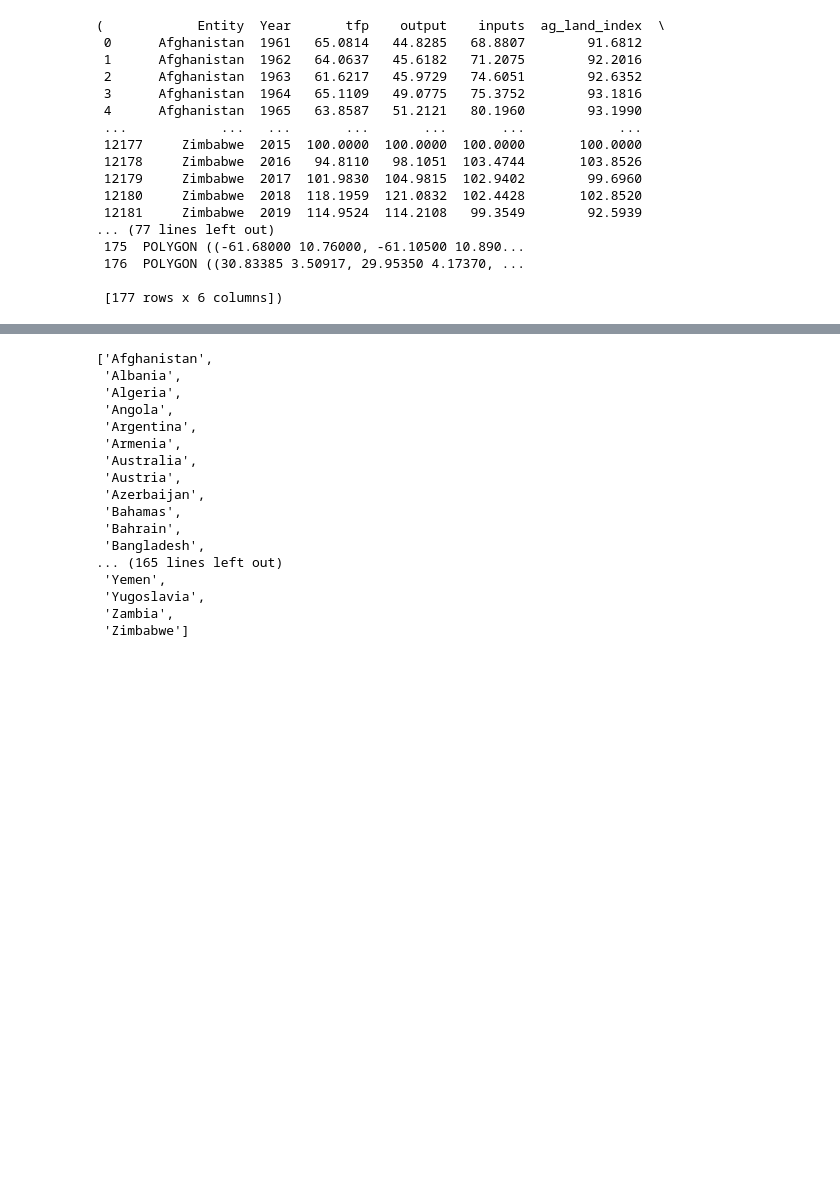
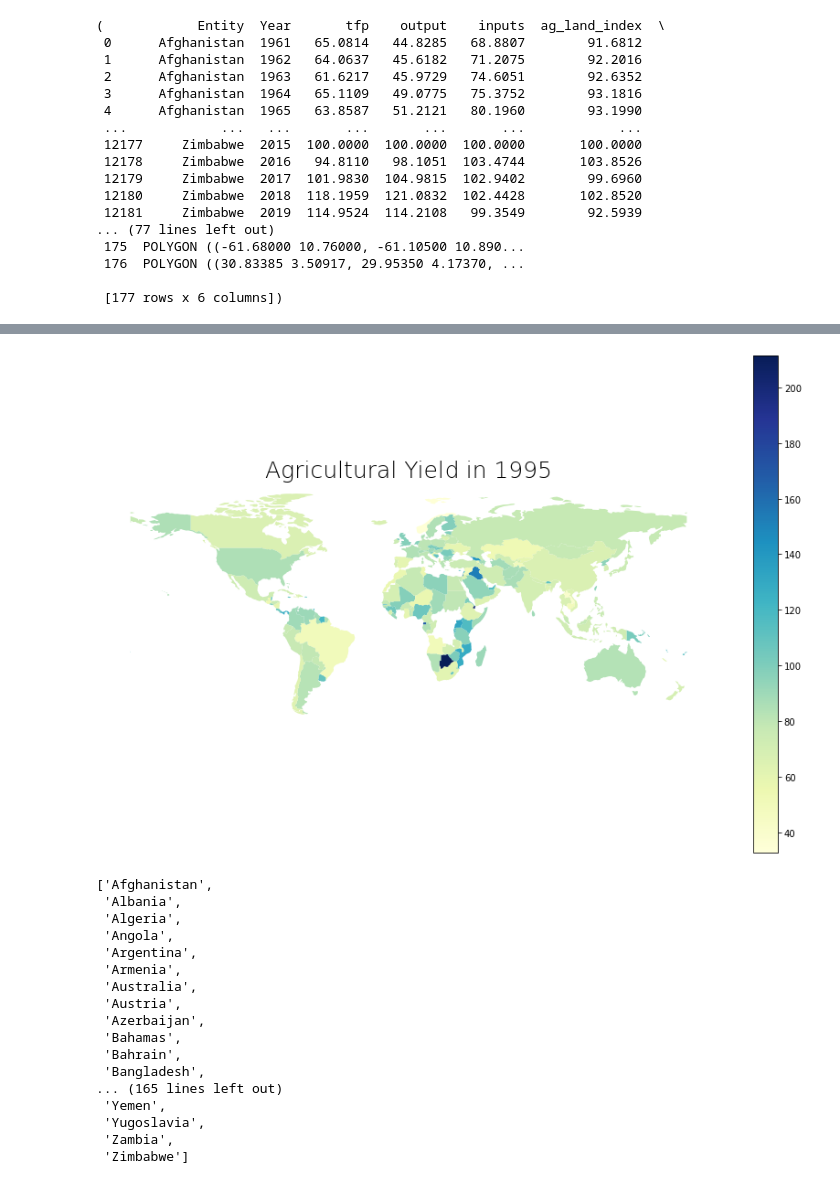
Before and after one commit to annaziegert/agriculture_production_nova, a Jupyter notebook: Prototyping/test_notebook.ipynb, the cells around one changed output, grey strips where cells are left out. Saved outputs shown, nothing was run; the diff lists cells and outputs as text; code cells hidden in the pictures; blank space fills up the shorter version.

Commit message:
added choropleth method

```diff
--- a/Prototyping/test_notebook.ipynb
+++ b/Prototyping/test_notebook.ipynb
@@ -335,3 +385,7 @@ agr_data already exists
+# %%
+Group22.choropleth(agr_data, 1995)
+# %% [output]
+[figure, added]
 # %%
 Group22.get_countries(agr_data)
 # %% [output]
```
Also changed, not shown: parts of 2 cells of this notebook, 1 other file.
